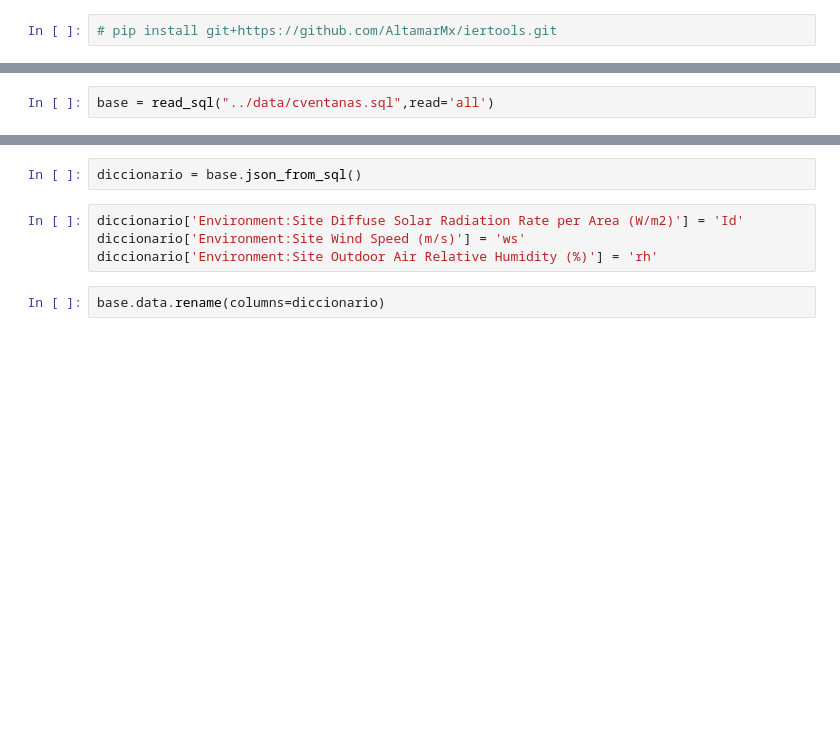
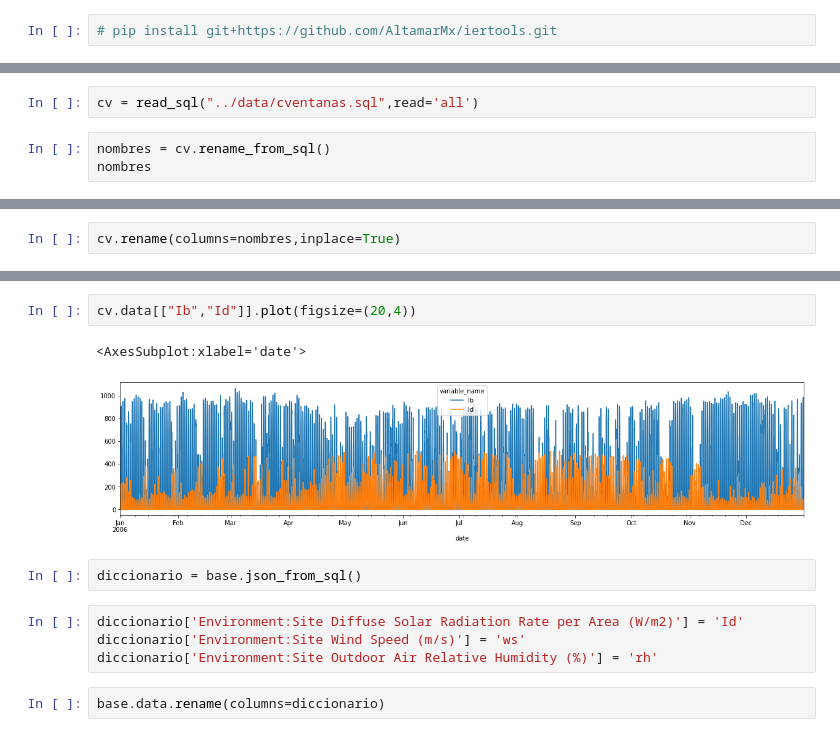
Before and after one commit to AltamarMx/iertools, a Jupyter notebook: notebooks/003_sql_ReadSql_FromEnergyPlus.ipynb, the cells around one changed output, grey strips where cells are left out. Saved outputs shown, nothing was run; the diff lists cells and outputs as text; blank space fills up the shorter version.

Commit message:
arreglo de rename vars y vars_numbered

```diff
--- a/notebooks/003_sql_ReadSql_FromEnergyPlus.ipynb
+++ b/notebooks/003_sql_ReadSql_FromEnergyPlus.ipynb
@@ -7,2 +205,5 @@ import matplotlib.pyplot as plt
 # %%
-base = read_sql("../data/cventanas.sql",read='all')
+cv = read_sql("../data/cventanas.sql",read='all')
+# %%
+nombres = cv.rename_from_sql()
+nombres
@@ -8,0 +228,2 @@ base = read_sql("../data/cventanas.sql",read='all')
+# %%
+cv.rename(columns=nombres,inplace=True)
@@ -9,3 +279,8 @@ base = read_sql("../data/cventanas.sql",read='all')
+# %%
+cv.data[["Ib","Id"]].plot(figsize=(20,4))
+# %% [output]
+<AxesSubplot:xlabel='date'>
+[figure, added]
 # %%
 diccionario = base.json_from_sql()
 # %%
```
Also changed, not shown: parts of 8 cells of this notebook, 3 other files.
